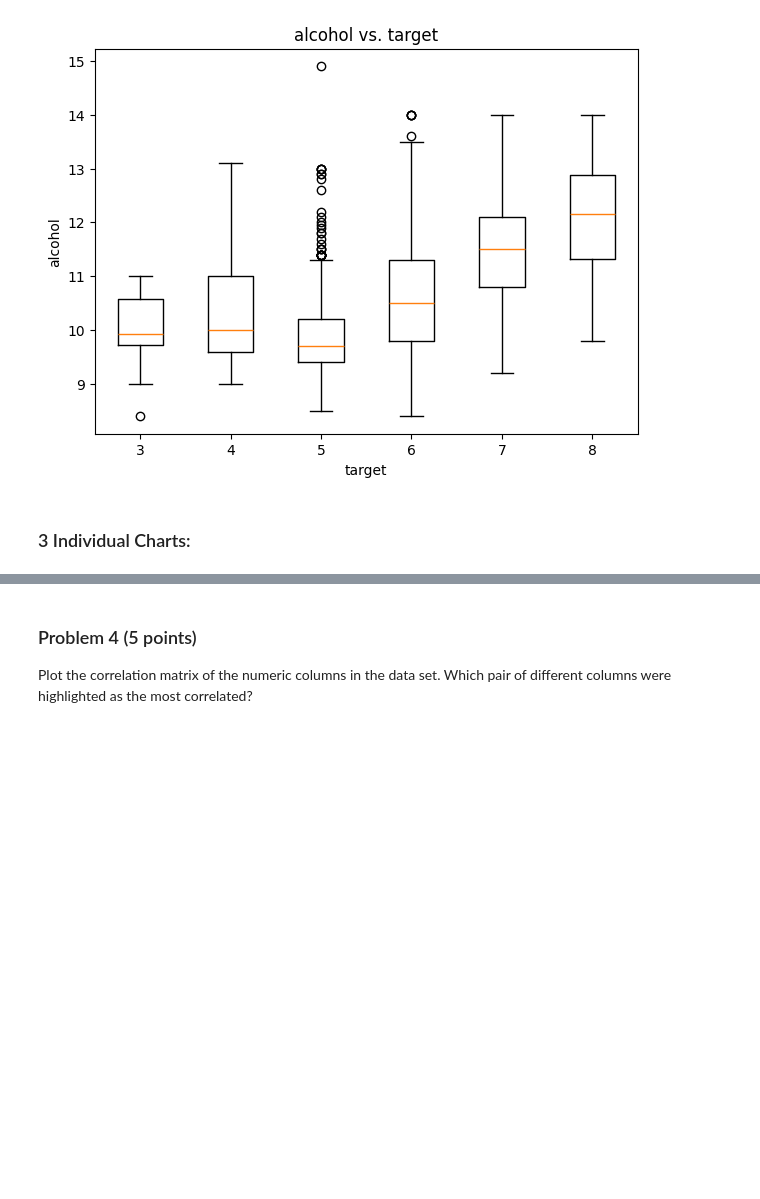
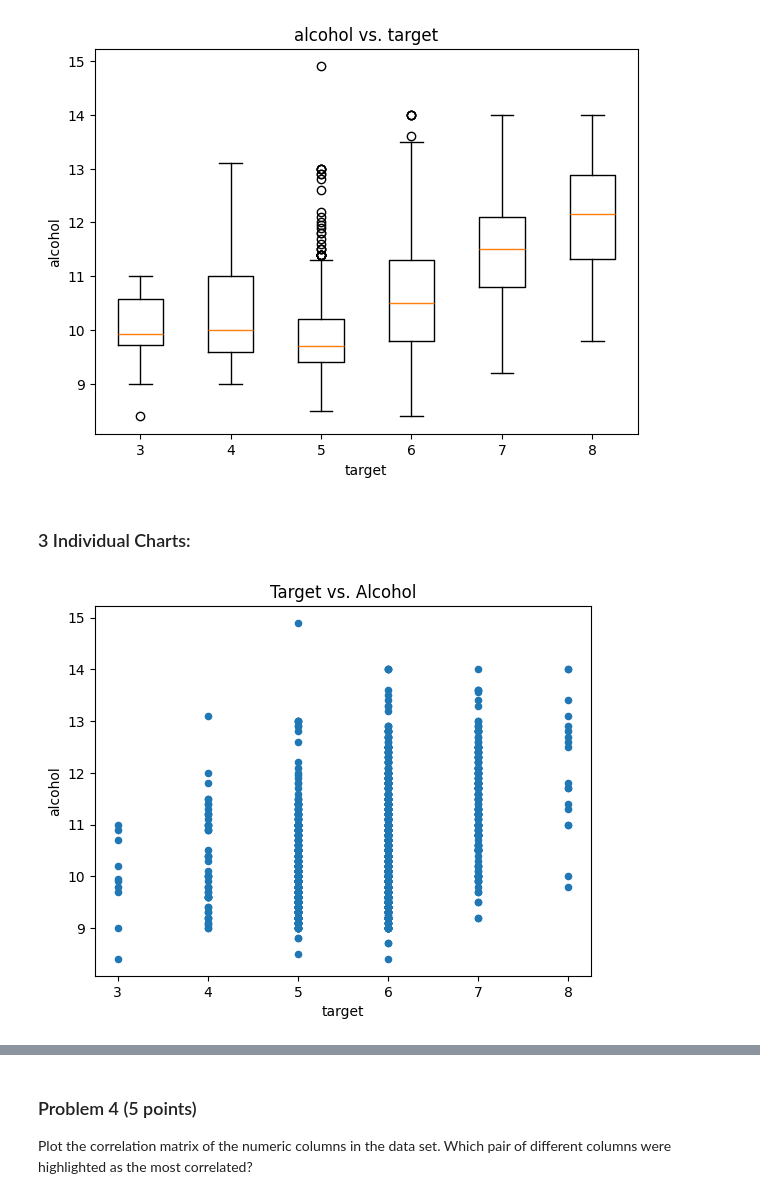
Before and after one commit to egarr831/dx602-final-project, a Jupyter notebook: project.ipynb, the cells around one changed output, grey strips where cells are left out. Saved outputs shown, nothing was run; the diff lists cells and outputs as text; code cells hidden in the pictures; blank space fills up the shorter version.

```diff
--- a/project.ipynb
+++ b/project.ipynb
@@ -252,3 +252,11 @@ for c in wine_cleaned.columns:
 [figure]
 # %% [markdown]
 <h3>3 Individual Charts:</h3>
+# %%
+wine_cleaned.plot.scatter("target", "alcohol")
+plt.xlabel("target")
+plt.ylabel("alcohol")
+plt.title(f"Target vs. Alcohol")
+plt.show()
+# %% [output]
+[figure, added]
```
Also changed, not shown: parts of 8 cells of this notebook.
